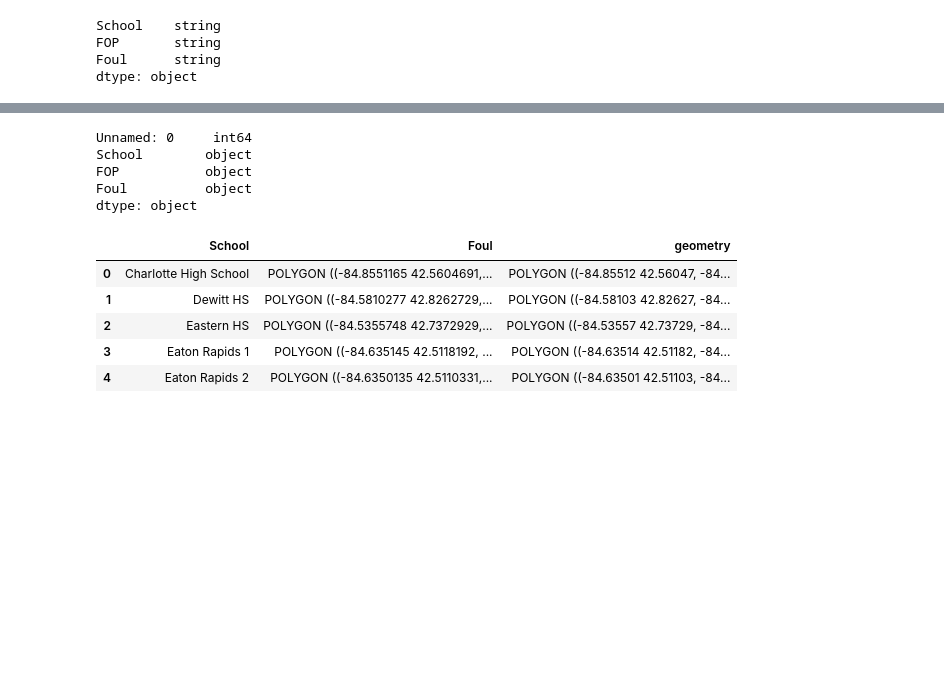
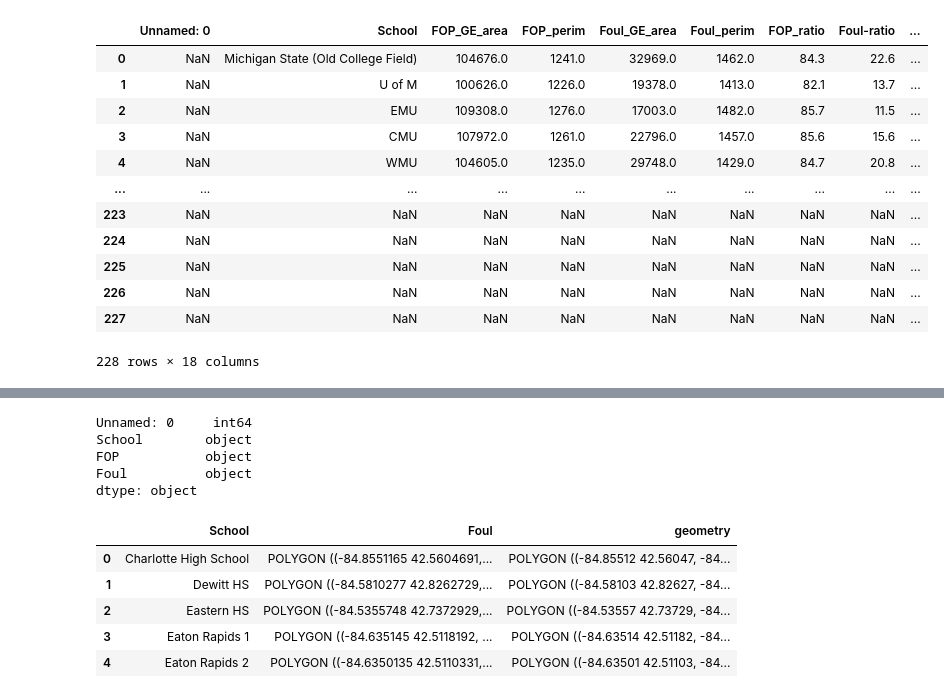
Before and after one commit to JSmith1826/BB_parks, a Jupyter notebook: Main_book.ipynb, the cells around one changed output, grey strips where cells are left out. Drawn from its saved outputs; the diff is of its cells as text; code cells hidden in the pictures; blank space fills up the shorter version.

```diff
--- a/Main_book.ipynb
+++ b/Main_book.ipynb
@@ -10,32 +10,41 @@ import fiona
 # %%
 
 
 # Load file and set first row as index
-df = pd.read_csv('data/standard_first_20.csv', encoding='cp1252')
+df = pd.read_csv('data\pd_test.csv')
 
 # ##Set first row as column headers
 # df.columns = df.iloc[0]
 
 # ## Drop first row and save
 # df = df.drop(index=0)
 
 # # Drop rows with NaN in the 'FOP' Column
 
 # df = df.dropna(subset=['FOP'])
-# df
+df
 
-clean_df = df
+# clean_df = df
 # clean_df.head()
 
 
 
 # Change all columns to string
 
-clean_df = clean_df.astype('string')
+# clean_df = clean_df.astype('string')
 
-clean_df.dtypes
+# clean_df.dtypes
 # %% [output]
+|  | Unnamed: 0 | School | FOP_GE_area | FOP_perim | Foul_GE_area | Foul_perim | FOP_ratio | Foul-ratio | ... |
+| 0 | NaN | Michigan State (Old College Field) | 104676.0 | 1241.0 | 32969.0 | 1462.0 | 84.3 | 22.6 | ... |
+| 1 | NaN | U of M | 100626.0 | 1226.0 | 19378.0 | 1413.0 | 82.1 | 13.7 | ... |
+| 2 | NaN | EMU | 109308.0 | 1276.0 | 17003.0 | 1482.0 | 85.7 | 11.5 | ... |
+| 3 | NaN | CMU | 107972.0 | 1261.0 | 22796.0 | 1457.0 | 85.6 | 15.6 | ... |
+| 4 | NaN | WMU | 104605.0 | 1235.0 | 29748.0 | 1429.0 | 84.7 | 20.8 | ... |
+| ... | ... | ... | ... | ... | ... | ... | ... | ... | ... |
+| 223 | NaN | NaN | NaN | NaN | NaN | NaN | NaN | NaN | ... |
+| 224 | NaN | NaN | NaN | NaN | NaN | NaN | NaN | NaN | ... |
+| 225 | NaN | NaN | NaN | NaN | NaN | NaN | NaN | NaN | ... |
+| 226 | NaN | NaN | NaN | NaN | NaN | NaN | NaN | NaN | ... |
+| 227 | NaN | NaN | NaN | NaN | NaN | NaN | NaN | NaN | ... |
-School    string
-FOP       string
-Foul      string
-dtype: object
+228 rows × 18 columns
```
Also changed, not shown: parts of 2 cells of this notebook, 15 other files.
